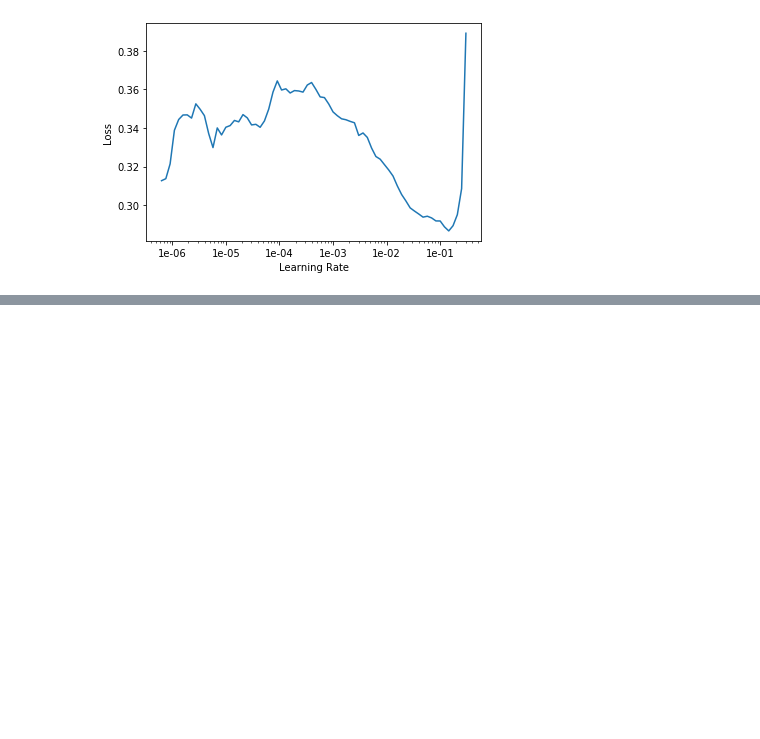
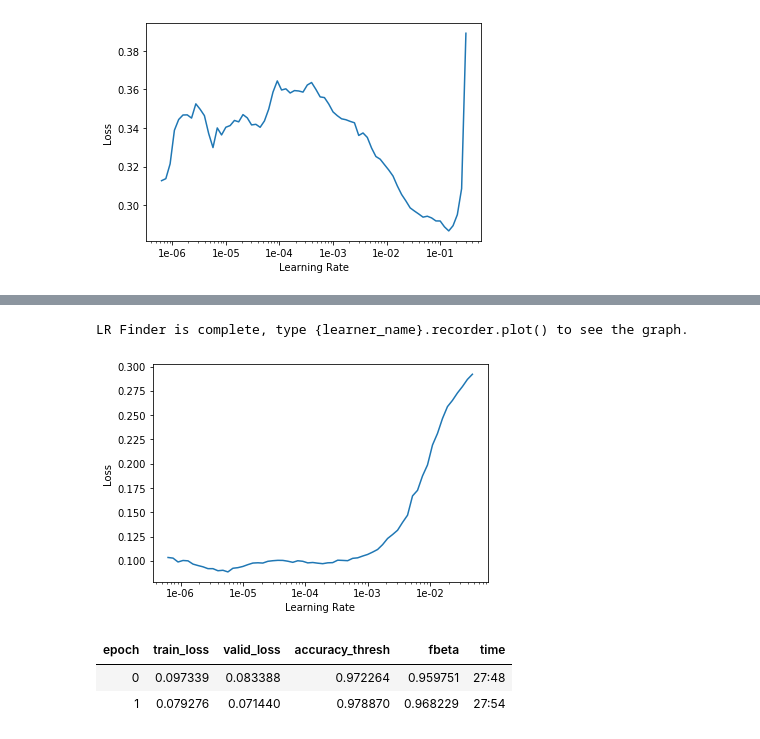
Before and after one commit to DougForrest/plaquebox-paper, a Jupyter notebook: fastai_multilabel_classification.ipynb, the cells around one changed output, grey strips where cells are left out. Cells and saved outputs as stored; diff of their text form; code cells hidden in the pictures; blank space fills up the shorter version.

```diff
--- a/fastai_multilabel_classification.ipynb
+++ b/fastai_multilabel_classification.ipynb
@@ -265,3 +264,7 @@ learn50.fit_one_cycle(3, slice(lr))
 learn50.save(os.path.join(models_dir, 'stage-4-256-rn50'))
 # %%
 learn50.unfreeze()
+# %%
+learn50.lr_find()
+learn50.recorder.plot()
+# %% [output]
@@ -268,4 +272,10 @@ learn50.unfreeze()
+LR Finder is complete, type {learner_name}.recorder.plot() to see the graph.
+[figure, added]
 # %%
-learn50.fit_one_cycle(5, slice(1e-5, lr/5))
+learn50.fit_one_cycle(2, slice(1e-5, lr/5))
+# %% [output]
+| epoch | train_loss | valid_loss | accuracy_thresh | fbeta | time |
+| 0 | 0.097339 | 0.083388 | 0.972264 | 0.959751 | 27:48 |
+| 1 | 0.079276 | 0.071440 | 0.978870 | 0.968229 | 27:54 |
 # %%
 learn50.recorder.plot_losses()
```
Also changed, not shown: parts of 5 cells of this notebook.
